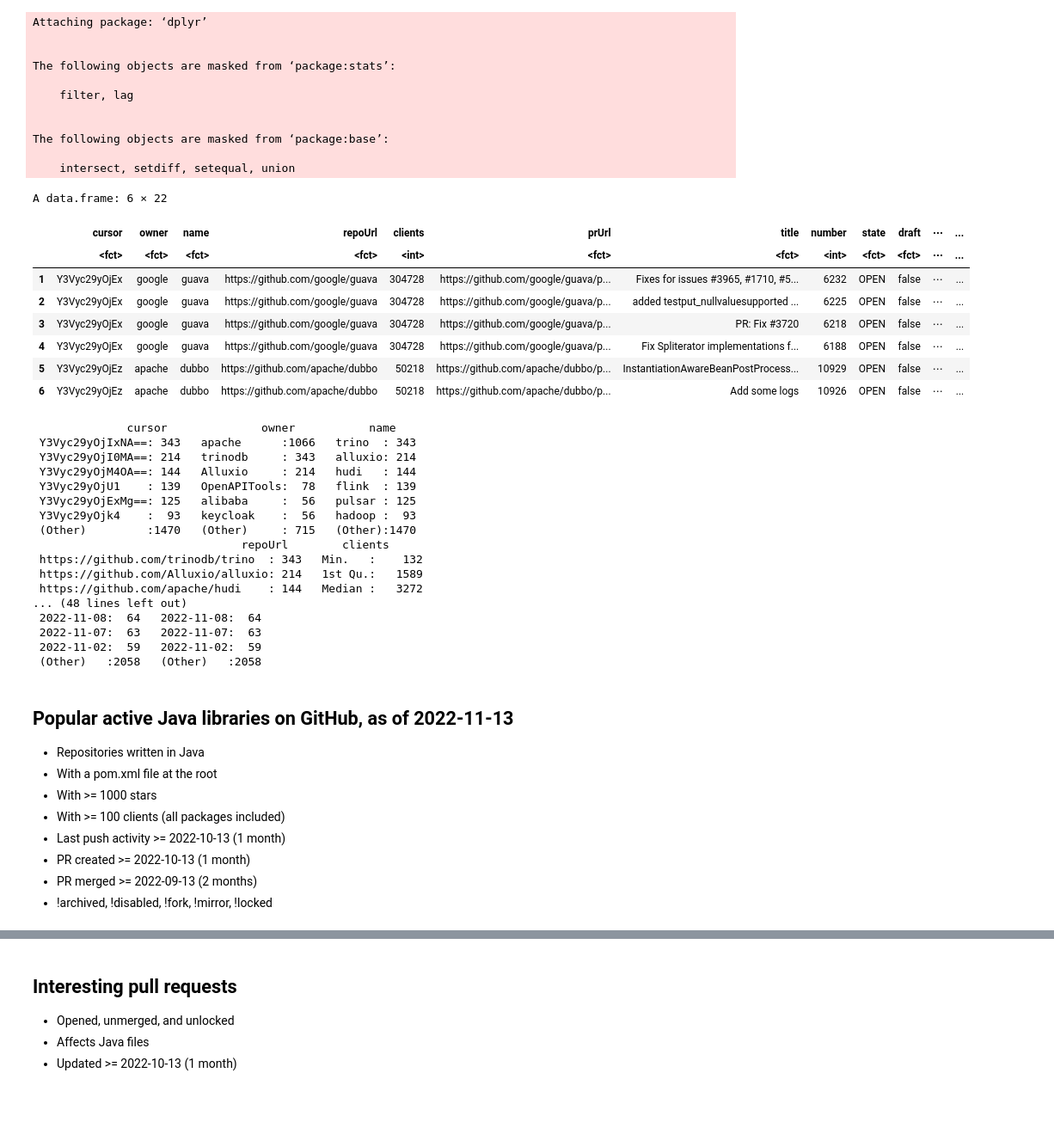
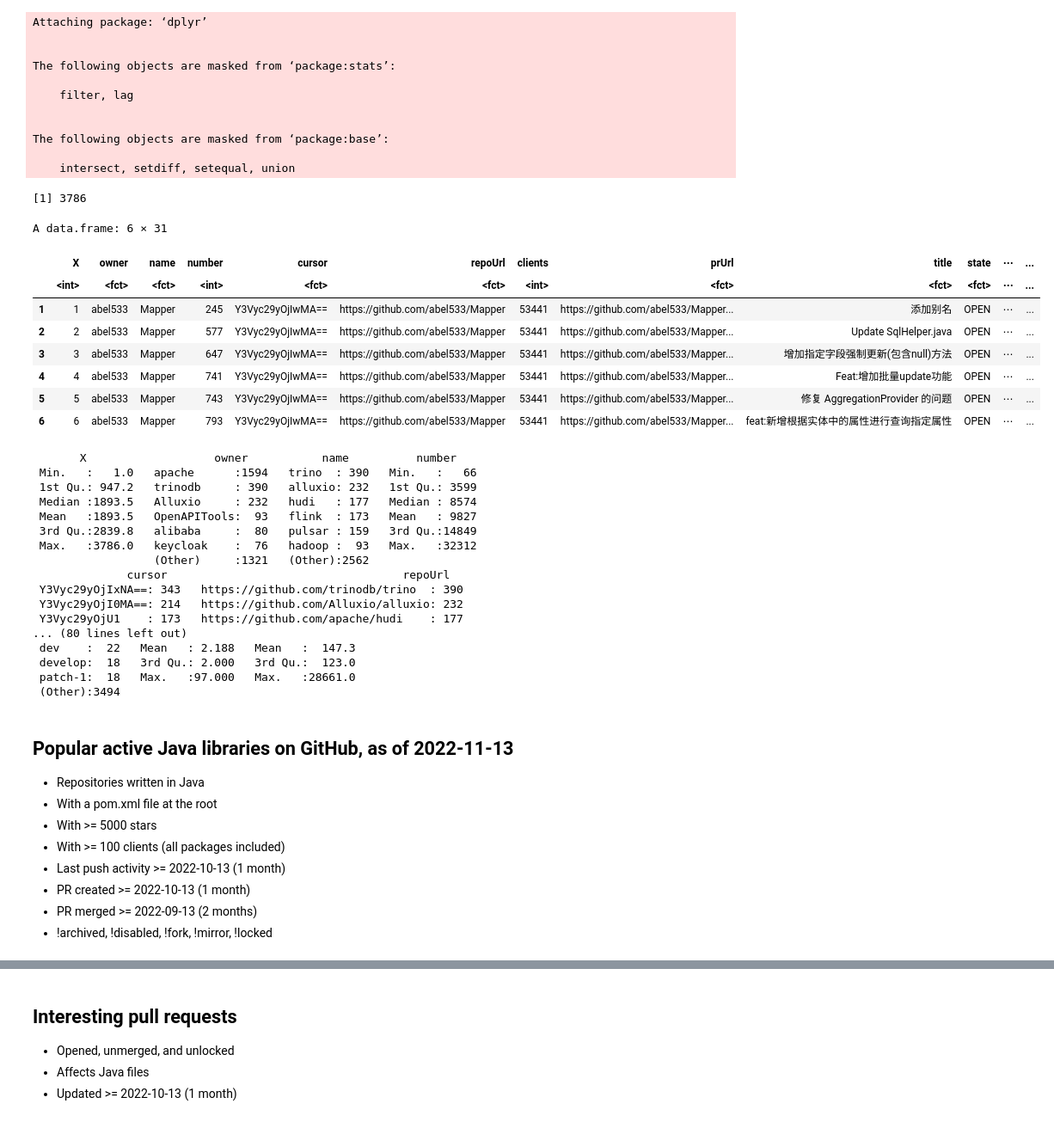
Before and after one commit to alien-tools/maracas, a Jupyter notebook: experiments/notebooks/TSE.ipynb, the cells around one changed output, grey strips where cells are left out. Shown at 86% size. Cells and saved outputs as stored; diff of their text form; code cells hidden in the pictures.

```diff
--- a/experiments/notebooks/TSE.ipynb
+++ b/experiments/notebooks/TSE.ipynb
@@ -16,41 +16,43 @@ The following objects are masked from ‘package:base’:
 
     intersect, setdiff, setequal, union
 # %%
-prs <- read.csv('../data/prs.csv', stringsAsFactors=TRUE)
+prs <- read.csv('../data/final.csv', stringsAsFactors=TRUE)
+nrow(prs)
 head(prs)
 summary(prs)
 # %% [output]
-A data.frame: 6 × 22
+[1] 3786
+A data.frame: 6 × 31
-|  | cursor | owner | name | repoUrl | clients | prUrl | title | number | state | draft | ⋯ | ... |
-|  | <fct> | <fct> | <fct> | <fct> | <int> | <fct> | <fct> | <int> | <fct> | <fct> | ⋯ | ... |
-| 1 | Y3Vyc29yOjEx | google | guava | https://github.com/google/guava | 304728 | https://github.com/google/guava/p... | Fixes for issues #3965, #1710, #5... | 6232 | OPEN | false | ⋯ | ... |
-| 2 | Y3Vyc29yOjEx | google | guava | https://github.com/google/guava | 304728 | https://github.com/google/guava/p... | added testput_nullvaluesupported ... | 6225 | OPEN | false | ⋯ | ... |
-| 3 | Y3Vyc29yOjEx | google | guava | https://github.com/google/guava | 304728 | https://github.com/google/guava/p... | PR: Fix #3720 | 6218 | OPEN | false | ⋯ | ... |
-| 4 | Y3Vyc29yOjEx | google | guava | https://github.com/google/guava | 304728 | https://github.com/google/guava/p... | Fix Spliterator implementations f... | 6188 | OPEN | false | ⋯ | ... |
-| 5 | Y3Vyc29yOjEz | apache | dubbo | https://github.com/apache/dubbo | 50218 | https://github.com/apache/dubbo/p... | InstantiationAwareBeanPostProcess... | 10929 | OPEN | false | ⋯ | ... |
-| 6 | Y3Vyc29yOjEz | apache | dubbo | https://github.com/apache/dubbo | 50218 | https://github.com/apache/dubbo/p... | Add some logs | 10926 | OPEN | false | ⋯ | ... |
+|  | X | owner | name | number | cursor | repoUrl | clients | prUrl | title | state | ⋯ | ... |
+|  | <int> | <fct> | <fct> | <int> | <fct> | <fct> | <int> | <fct> | <fct> | <fct> | ⋯ | ... |
+| 1 | 1 | abel533 | Mapper | 245 | Y3Vyc29yOjIwMA== | https://github.com/abel533/Mapper | 53441 | https://github.com/abel533/Mapper... | 添加别名 | OPEN | ⋯ | ... |
+| 2 | 2 | abel533 | Mapper | 577 | Y3Vyc29yOjIwMA== | https://github.com/abel533/Mapper | 53441 | https://github.com/abel533/Mapper... | Update SqlHelper.java | OPEN | ⋯ | ... |
+| 3 | 3 | abel533 | Mapper | 647 | Y3Vyc29yOjIwMA== | https://github.com/abel533/Mapper | 53441 | https://github.com/abel533/Mapper... | 增加指定字段强制更新(包含null)方法 | OPEN | ⋯ | ... |
+| 4 | 4 | abel533 | Mapper | 741 | Y3Vyc29yOjIwMA== | https://github.com/abel533/Mapper | 53441 | https://github.com/abel533/Mapper... | Feat:增加批量update功能 | OPEN | ⋯ | ... |
+| 5 | 5 | abel533 | Mapper | 743 | Y3Vyc29yOjIwMA== | https://github.com/abel533/Mapper | 53441 | https://github.com/abel533/Mapper... | 修复 AggregationProvider 的问题 | OPEN | ⋯ | ... |
+| 6 | 6 | abel533 | Mapper | 793 | Y3Vyc29yOjIwMA== | https://github.com/abel533/Mapper | 53441 | https://github.com/abel533/Mapper... | feat:新增根据实体中的属性进行查询指定属性 | OPEN | ⋯ | ... |
-              cursor              owner           name
- Y3Vyc29yOjIxNA==: 343   apache      :1066   trino  : 343
- Y3Vyc29yOjI0MA==: 214   trinodb     : 343   alluxio: 214
- Y3Vyc29yOjM4OA==: 144   Alluxio     : 214   hudi   : 144
- Y3Vyc29yOjU1    : 139   OpenAPITools:  78   flink  : 139
- Y3Vyc29yOjExMg==: 125   alibaba     :  56   pulsar : 125
- Y3Vyc29yOjk4    :  93   keycloak    :  56   hadoop :  93
- (Other)         :1470   (Other)     : 715   (Other):1470
-                               repoUrl        clients
- https://github.com/trinodb/trino  : 343   Min.   :    132
- https://github.com/Alluxio/alluxio: 214   1st Qu.:   1589
- https://github.com/apache/hudi    : 144   Median :   3272
-... (48 lines left out)
- 2022-11-08:  64   2022-11-08:  64
- 2022-11-07:  63   2022-11-07:  63
- 2022-11-02:  59   2022-11-02:  59
- (Other)   :2058   (Other)   :2058
+       X                   owner           name          number
+ Min.   :   1.0   apache      :1594   trino  : 390   Min.   :   66
+ 1st Qu.: 947.2   trinodb     : 390   alluxio: 232   1st Qu.: 3599
+ Median :1893.5   Alluxio     : 232   hudi   : 177   Median : 8574
+ Mean   :1893.5   OpenAPITools:  93   flink  : 173   Mean   : 9827
+ 3rd Qu.:2839.8   alibaba     :  80   pulsar : 159   3rd Qu.:14849
+ Max.   :3786.0   keycloak    :  76   hadoop :  93   Max.   :32312
+                  (Other)     :1321   (Other):2562
+              cursor                                   repoUrl
+ Y3Vyc29yOjIxNA==: 343   https://github.com/trinodb/trino  : 390
+ Y3Vyc29yOjI0MA==: 214   https://github.com/Alluxio/alluxio: 232
+ Y3Vyc29yOjU1    : 173   https://github.com/apache/hudi    : 177
+... (80 lines left out)
+ dev    :  22   Mean   : 2.188   Mean   :  147.3
+ develop:  18   3rd Qu.: 2.000   3rd Qu.:  123.0
+ patch-1:  18   Max.   :97.000   Max.   :28661.0
+ (Other):3494
 # %% [markdown]
 ## Popular active Java libraries on GitHub, as of 2022-11-13
   - Repositories written in Java
   - With a pom.xml file at the root
-  - With >= 1000 stars
+  - With >= 5000 stars
   - With >= 100 clients (all packages included)
   - Last push activity >= 2022-10-13 (1 month)
   - PR created >= 2022-10-13 (1 month)
```
Also changed, not shown: parts of 6 cells of this notebook, 6 other files.
